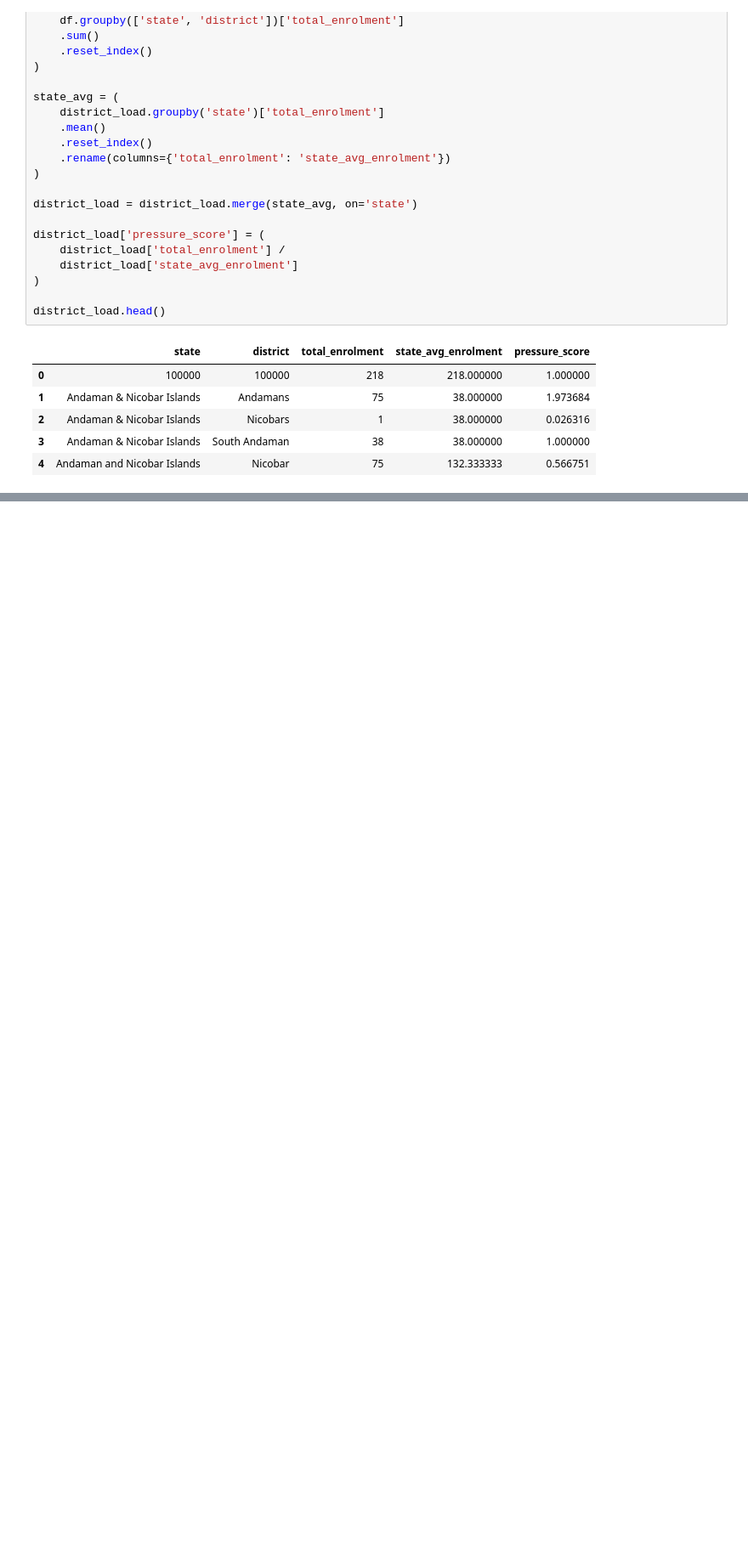
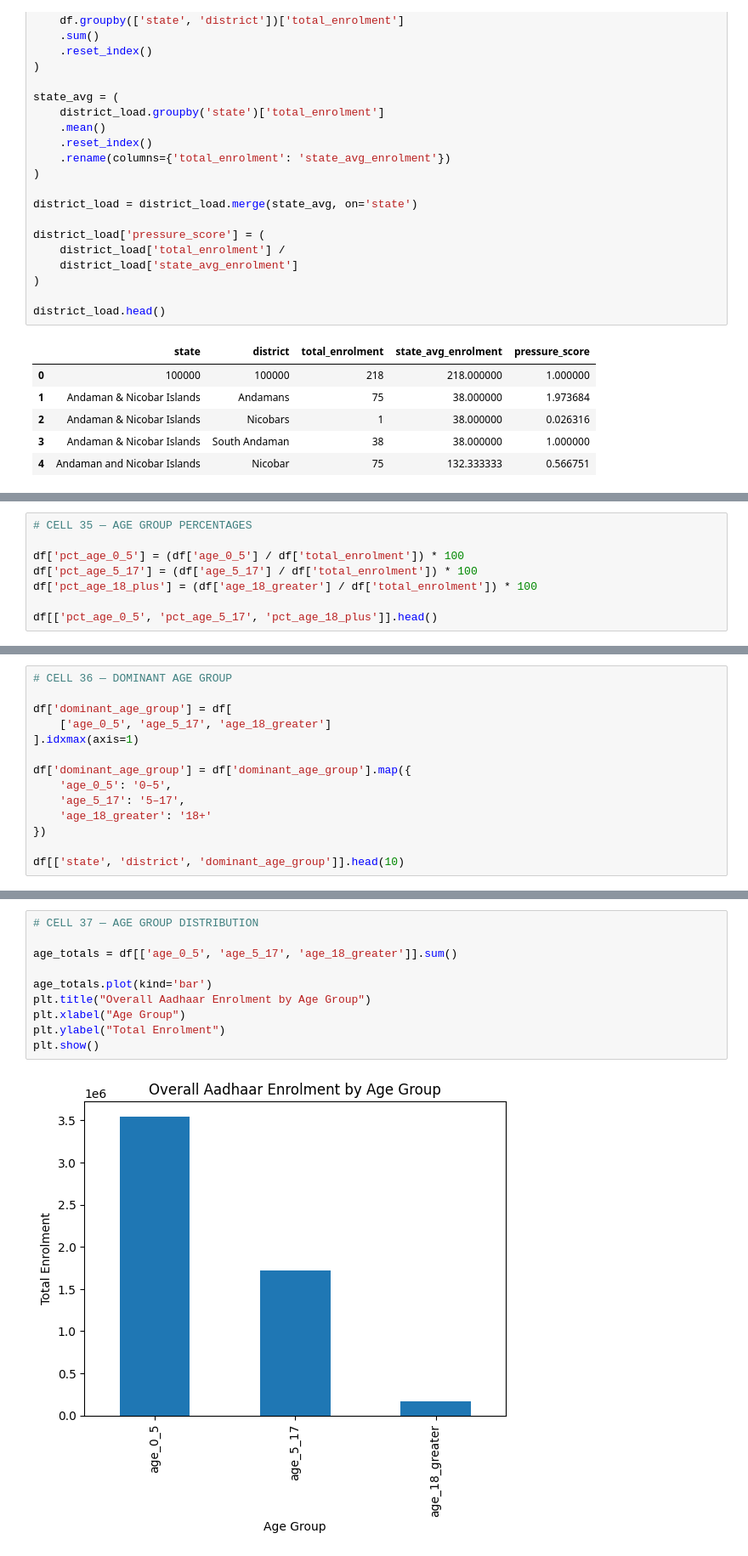
Before and after one commit to Shaheen010507/UIDAI_Hackathon_2026, a Jupyter notebook: Aadhaar_Analytics_Project.ipynb, the cells around one changed output, grey strips where cells are left out. Shown at 85% size. Drawn from its saved outputs; the diff is of its cells as text; blank space fills up the shorter version.

```diff
--- a/Aadhaar_Analytics_Project.ipynb
+++ b/Aadhaar_Analytics_Project.ipynb
@@ -508,0 +594,8 @@ district_load.sort_values(
+# %%
+# CELL 35 — AGE GROUP PERCENTAGES
+
+df['pct_age_0_5'] = (df['age_0_5'] / df['total_enrolment']) * 100
+df['pct_age_5_17'] = (df['age_5_17'] / df['total_enrolment']) * 100
+df['pct_age_18_plus'] = (df['age_18_greater'] / df['total_enrolment']) * 100
+
+df[['pct_age_0_5', 'pct_age_5_17', 'pct_age_18_plus']].head()
@@ -508,0 +609,14 @@ district_load.sort_values(
+# %%
+# CELL 36 — DOMINANT AGE GROUP
+
+df['dominant_age_group'] = df[
+    ['age_0_5', 'age_5_17', 'age_18_greater']
+].idxmax(axis=1)
+
+df['dominant_age_group'] = df['dominant_age_group'].map({
+    'age_0_5': '0–5',
+    'age_5_17': '5–17',
+    'age_18_greater': '18+'
+})
+
+df[['state', 'district', 'dominant_age_group']].head(10)
@@ -508,0 +635,12 @@ district_load.sort_values(
+# %%
+# CELL 37 — AGE GROUP DISTRIBUTION
+
+age_totals = df[['age_0_5', 'age_5_17', 'age_18_greater']].sum()
+
+age_totals.plot(kind='bar')
+plt.title("Overall Aadhaar Enrolment by Age Group")
+plt.xlabel("Age Group")
+plt.ylabel("Total Enrolment")
+plt.show()
+# %% [output]
+[figure, added]
```
Also changed, not shown: parts of 40 cells of this notebook.
